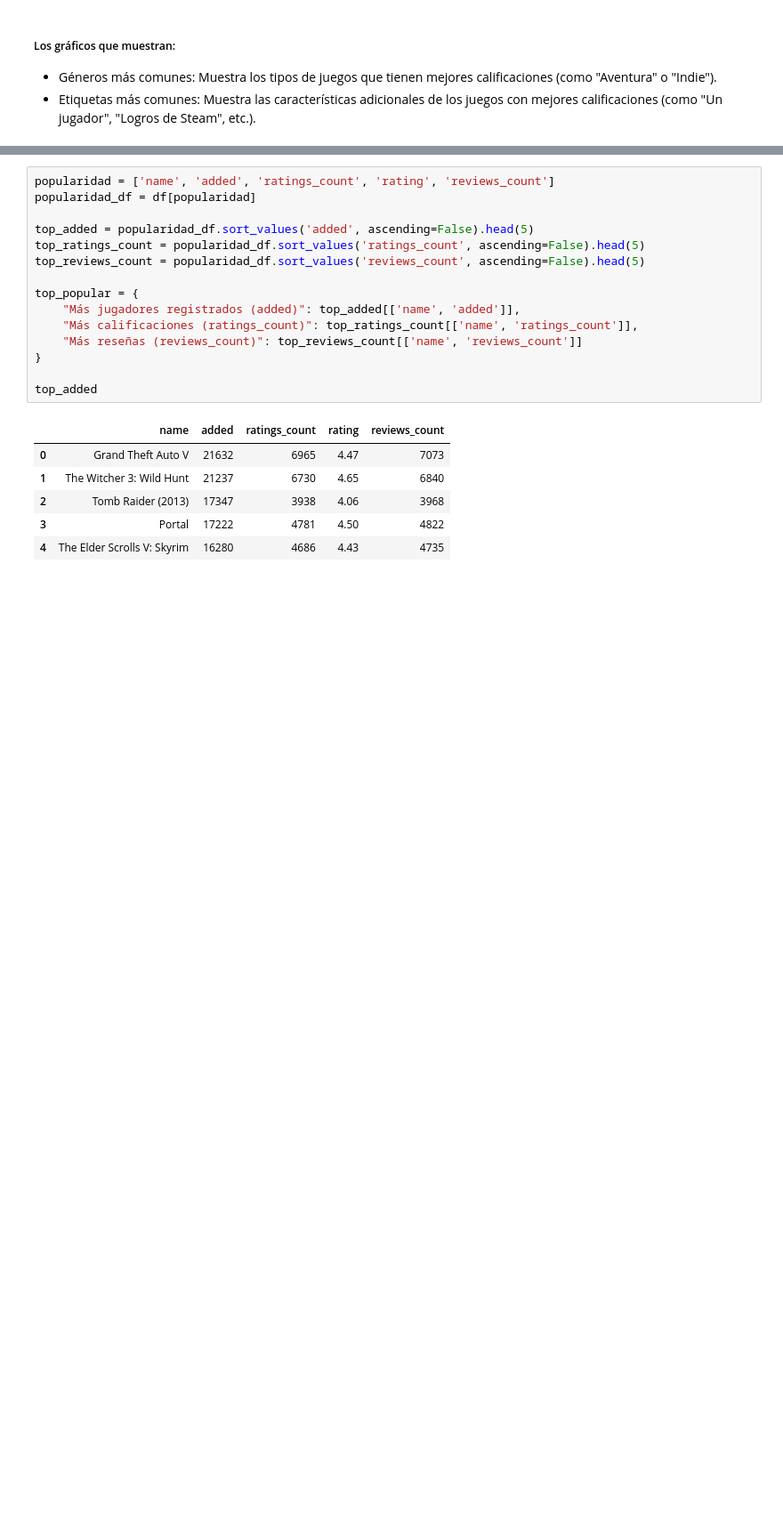
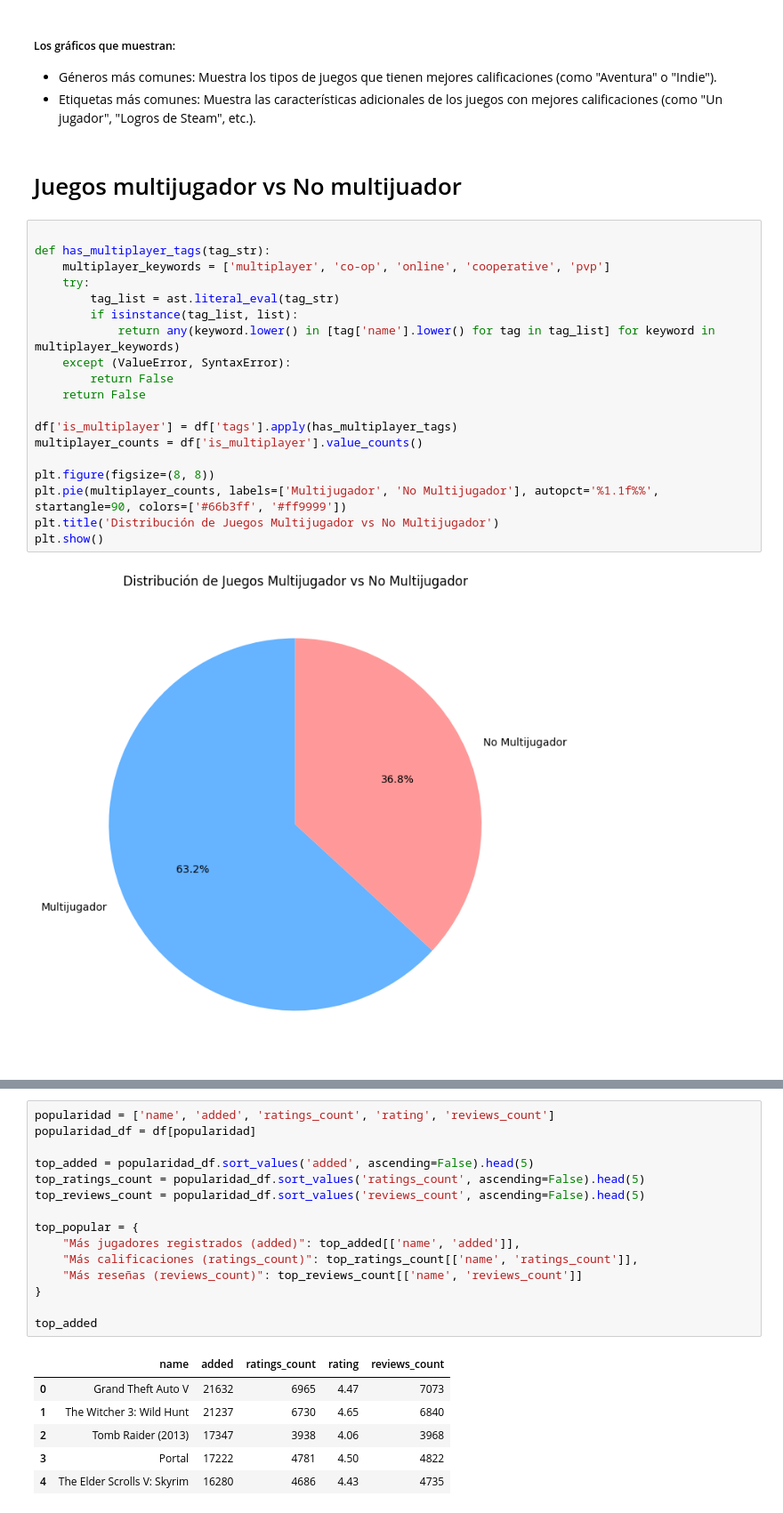
Before and after one commit to andreszaragoza/Eda-Andres, a Jupyter notebook: Analisis_Andres/notebooks/Analisis_Datos.ipynb, the cells around one changed output, grey strips where cells are left out. Shown at 89% size. Drawn from its saved outputs; the diff is of its cells as text; blank space fills up the shorter version.

```diff
--- a/Analisis_Andres/notebooks/Analisis_Datos.ipynb
+++ b/Analisis_Andres/notebooks/Analisis_Datos.ipynb
@@ -1108,3 +1162,26 @@ Name: count, dtype: int64
 
 - Géneros más comunes: Muestra los tipos de juegos que tienen mejores calificaciones (como "Aventura" o "Indie").
 - Etiquetas más comunes: Muestra las características adicionales de los juegos con mejores calificaciones (como "Un jugador", "Logros de Steam", etc.).
+# %% [markdown]
+# Juegos multijugador vs No multijuador
+# %%
+
+def has_multiplayer_tags(tag_str):
+    multiplayer_keywords = ['multiplayer', 'co-op', 'online', 'cooperative', 'pvp']
+    try:
+        tag_list = ast.literal_eval(tag_str)
+        if isinstance(tag_list, list):
+            return any(keyword.lower() in [tag['name'].lower() for tag in tag_list] for keyword in multiplayer_keywords)
+    except (ValueError, SyntaxError):
+        return False
+    return False
+
+df['is_multiplayer'] = df['tags'].apply(has_multiplayer_tags)
+multiplayer_counts = df['is_multiplayer'].value_counts()
+
+plt.figure(figsize=(8, 8))
+plt.pie(multiplayer_counts, labels=['Multijugador', 'No Multijugador'], autopct='%1.1f%%', startangle=90, colors=['#66b3ff', '#ff9999'])
+plt.title('Distribución de Juegos Multijugador vs No Multijugador')
+plt.show()
+# %% [output]
+[figure, added]
```
Also changed, not shown: parts of 16 cells of this notebook, 35 other files.
